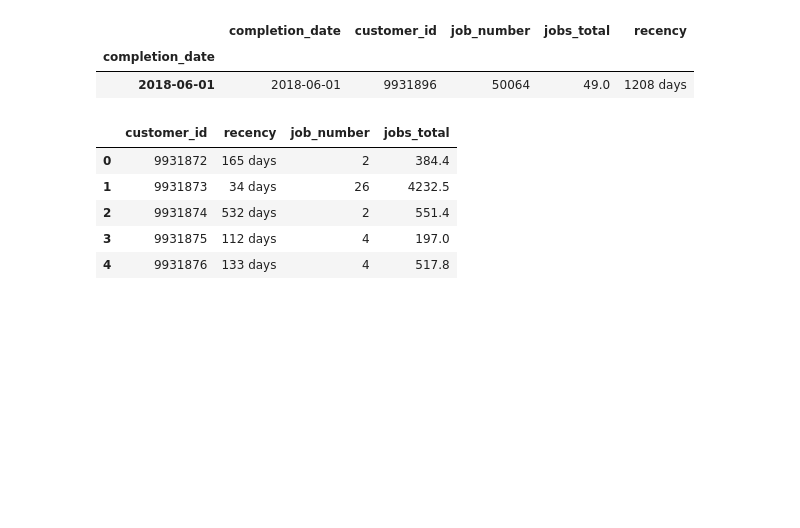
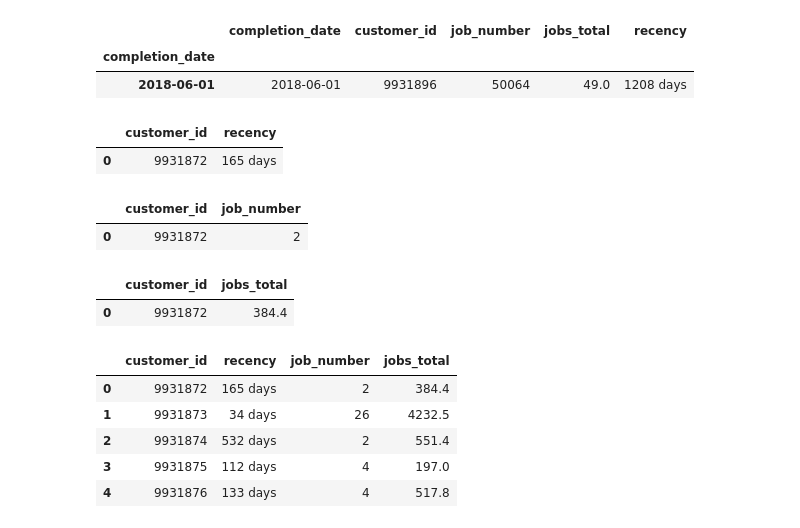
Before and after one commit to danielq1985/rfm_update, a Jupyter notebook: RFM SI.ipynb, the cells around one changed output. Saved outputs shown, nothing was run; the diff lists cells and outputs as text; code cells hidden in the pictures; blank space fills up the shorter version.

```diff
--- a/RFM SI.ipynb
+++ b/RFM SI.ipynb
@@ -97,12 +102,24 @@ rfm.head(1)
 # %%
 ## Create Recency DF using min, when were we there last?
 rfm_r = rfm.groupby(['customer_id']).recency.min().reset_index()
+rfm_r.head(1)
+# %% [output]
+|  | customer_id | recency |
+| 0 | 9931872 | 165 days |
 # %%
 ## Create Frequency DF, how many work orders were created
 rfm_f = rfm.groupby('customer_id').job_number.count().reset_index()
+rfm_f.head(1)
+# %% [output]
+|  | customer_id | job_number |
+| 0 | 9931872 | 2 |
 # %%
 ## How much money has this customer spent with us?
 rfm_m = rfm.groupby('customer_id').jobs_total.sum().reset_index()
+rfm_m.head(1)
+# %% [output]
+|  | customer_id | jobs_total |
+| 0 | 9931872 | 384.4 |
 # %%
 ## Merge DFs and created RFMF
 rfmf = rfm_r.merge(rfm_f, on = 'customer_id', how = 'outer').merge(rfm_m, on = 'customer_id', how = 'outer')
```
Also changed, not shown: parts of 16 cells of this notebook.
